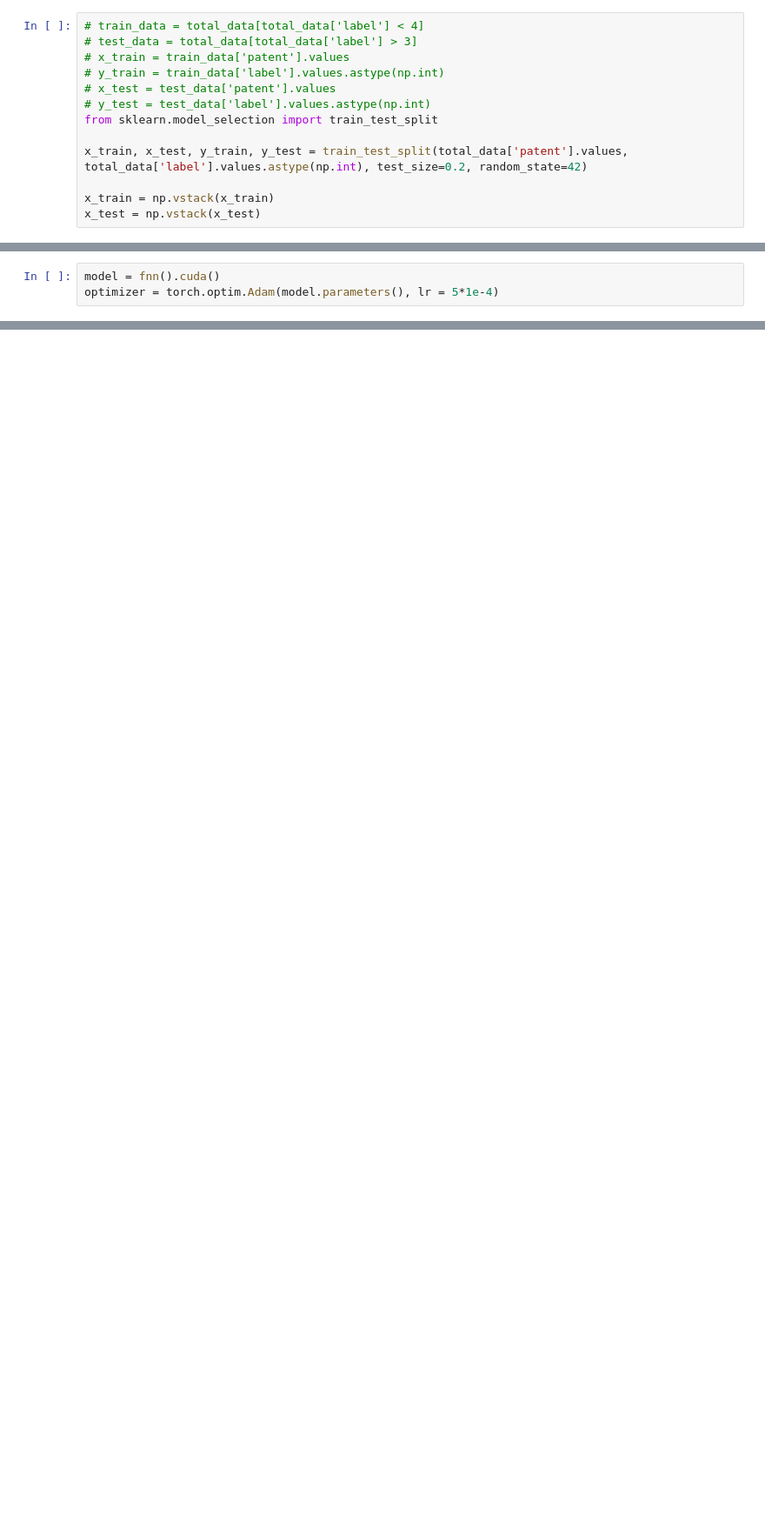
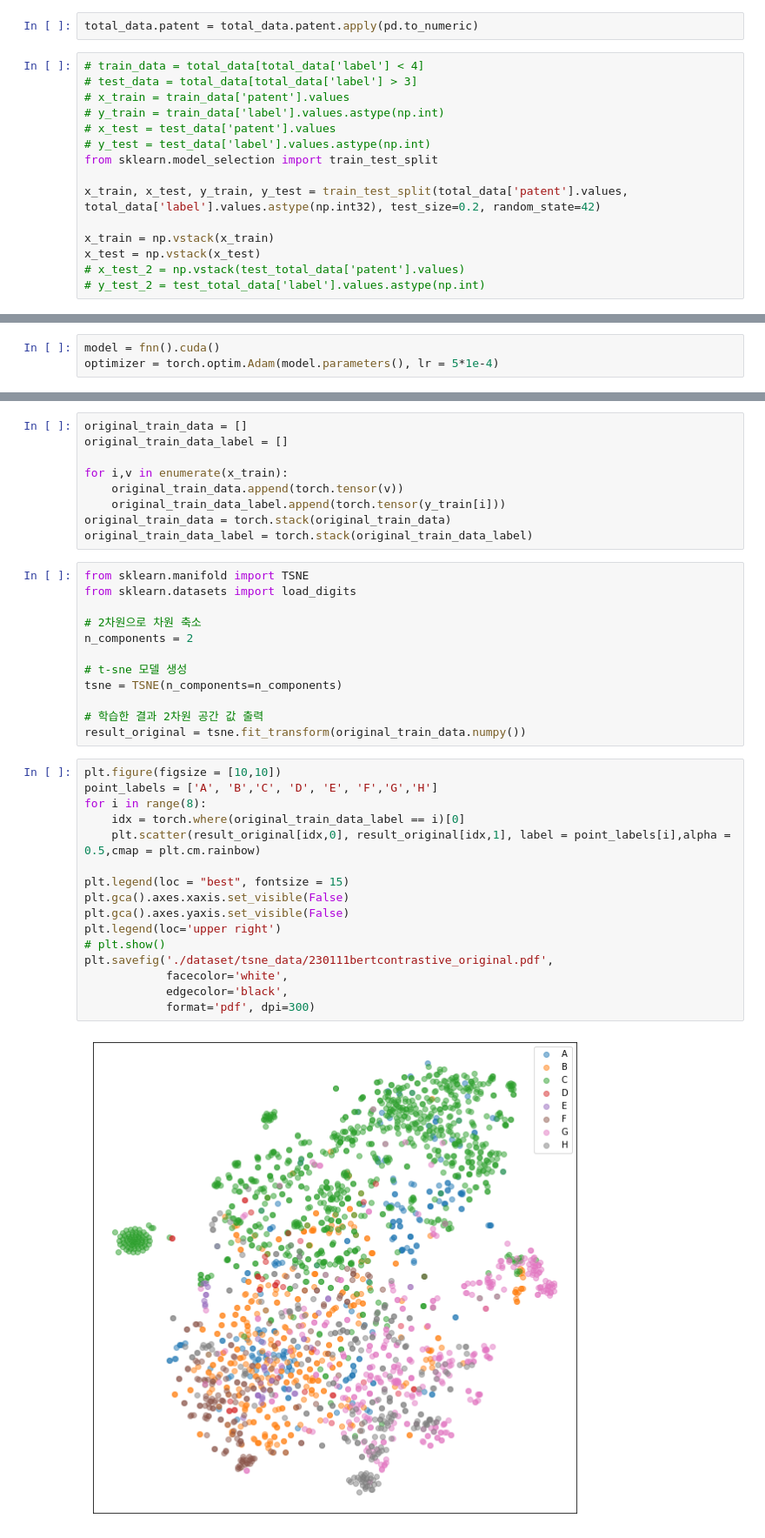
Before and after one commit to joesiheon496/Organize_information, a Jupyter notebook: Patent_metric_learning (2).ipynb, the cells around one changed output, grey strips where cells are left out. Shown at 87% size. Saved outputs shown, nothing was run; the diff lists cells and outputs as text; blank space fills up the shorter version.

```diff
--- a/Patent_metric_learning (2).ipynb
+++ b/Patent_metric_learning (2).ipynb
@@ -54,3 +122,5 @@ total_data
+# %%
+total_data.patent = total_data.patent.apply(pd.to_numeric)
 # %%
 # train_data = total_data[total_data['label'] < 4]
 # test_data = total_data[total_data['label'] > 3]
@@ -60,7 +130,9 @@ total_data
 # y_test = test_data['label'].values.astype(np.int)
 from sklearn.model_selection import train_test_split
 
-x_train, x_test, y_train, y_test = train_test_split(total_data['patent'].values, total_data['label'].values.astype(np.int), test_size=0.2, random_state=42)
+x_train, x_test, y_train, y_test = train_test_split(total_data['patent'].values, total_data['label'].values.astype(np.int32), test_size=0.2, random_state=42)
 
 x_train = np.vstack(x_train)
 x_test = np.vstack(x_test)
+# x_test_2 = np.vstack(test_total_data['patent'].values)
+# y_test_2 = test_total_data['label'].values.astype(np.int)
@@ -183,0 +303,39 @@ torch.save(model, "/content/drive/MyDrive/patent_mode.pt")
+# %%
+original_train_data = []
+original_train_data_label = []
+
+for i,v in enumerate(x_train):
+    original_train_data.append(torch.tensor(v))
+    original_train_data_label.append(torch.tensor(y_train[i]))
+original_train_data = torch.stack(original_train_data)
+original_train_data_label = torch.stack(original_train_data_label)
+# %%
+from sklearn.manifold import TSNE
+from sklearn.datasets import load_digits
+
+# 2차원으로 차원 축소
+n_components = 2
+
+# t-sne 모델 생성
+tsne = TSNE(n_components=n_components)
+
+# 학습한 결과 2차원 공간 값 출력
+result_original = tsne.fit_transform(original_train_data.numpy())
+# %%
+plt.figure(figsize = [10,10])
+point_labels = ['A', 'B','C', 'D', 'E', 'F','G','H']
+for i in range(8):
+    idx = torch.where(original_train_data_label == i)[0]
+    plt.scatter(result_original[idx,0], result_original[idx,1], label = point_labels[i],alpha = 0.5,cmap = plt.cm.rainbow)
+
+plt.legend(loc = "best", fontsize = 15)
+plt.gca().axes.xaxis.set_visible(False)
+plt.gca().axes.yaxis.set_visible(False)
+plt.legend(loc='upper right')
+# plt.show()
+plt.savefig('./dataset/tsne_data/230111bertcontrastive_original.pdf',
+            facecolor='white',
+            edgecolor='black',
+            format='pdf', dpi=300)
+# %% [output]
+[figure, added]
```
Also changed, not shown: parts of 81 cells of this notebook.
